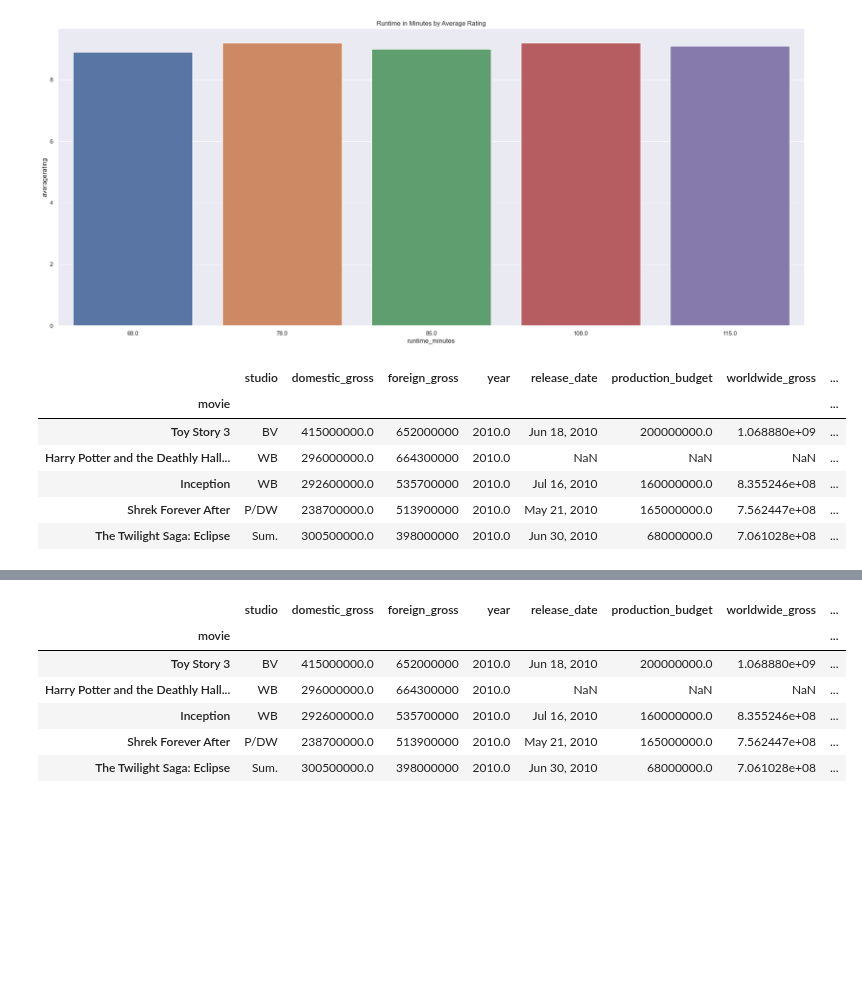
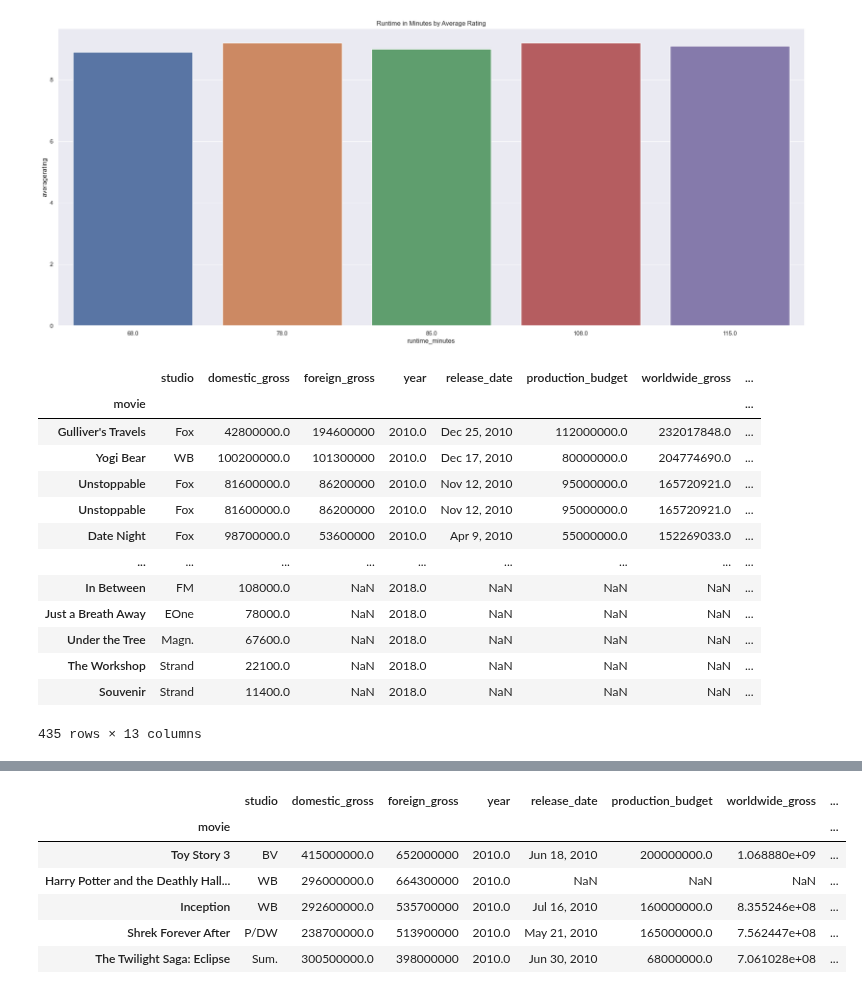
Before and after one commit to jacrivera/AI-Academy-Semester-1-Capstone-Group-5, a Jupyter notebook: Final-Workbook.ipynb, the cells around one changed output, grey strips where cells are left out. Drawn from its saved outputs; the diff is of its cells as text; code cells hidden in the pictures; blank space fills up the shorter version.

```diff
--- a/Final-Workbook.ipynb
+++ b/Final-Workbook.ipynb
@@ -318,26 +318,34 @@ sns.barplot(data = new_df_top_5, x = 'runtime_minutes', y = 'averagerating').set
 [figure]
 # %%
 # runtime bins
-bins = [30, 90, 150, 210, 270] # bins of 0-0.5 hours, 0.5-1.5 hours, 1.5-2.5 hours, 2.5-3.5 hours, 3.5+ hours
-for index, row in master_df.iterrows():
+binned_df = master_df.copy()
+bins = [90, 150, 210, 270] # bins of under 1.5 hours, 1.5-2.5 hours, 2.5-3.5 hours, 3.5+ hours
+runtime_bins = []
+for index, row in binned_df.iterrows():
     runtime = row['runtime_minutes']
     if runtime < bins[0]:
-        master_df.at[index,'runtime_bins'] = 0
+        runtime_bins.append(0)
     elif runtime < bins[1]:
-        master_df.at[index,'runtime_bins'] = 1
+        runtime_bins.append(1)
     elif runtime < bins[2]:
-        master_df.at[index,'runtime_bins'] = 2
-    elif runtime < bins[3]:
-        master_df.at[index,'runtime_bins'] = 3
+        runtime_bins.append(2)
     else:
-        master_df.at[index,'runtime_bins'] = 4
-master_df.head()
+        runtime_bins.append(3)
+binned_df['runtime_bins'] = runtime_bins
+binned_df[binned_df['runtime_bins'] == 0]
 # %% [output]
 |  | studio | domestic_gross | foreign_gross | year | release_date | production_budget | worldwide_gross | ... |
 | movie |  |  |  |  |  |  |  | ... |
-| Toy Story 3 | BV | 415000000.0 | 652000000 | 2010.0 | Jun 18, 2010 | 200000000.0 | 1.068880e+09 | ... |
-| Harry Potter and the Deathly Hall... | WB | 296000000.0 | 664300000 | 2010.0 | NaN | NaN | NaN | ... |
-| Inception | WB | 292600000.0 | 535700000 | 2010.0 | Jul 16, 2010 | 160000000.0 | 8.355246e+08 | ... |
-| Shrek Forever After | P/DW | 238700000.0 | 513900000 | 2010.0 | May 21, 2010 | 165000000.0 | 7.562447e+08 | ... |
-| The Twilight Saga: Eclipse | Sum. | 300500000.0 | 398000000 | 2010.0 | Jun 30, 2010 | 68000000.0 | 7.061028e+08 | ... |
+| Gulliver's Travels | Fox | 42800000.0 | 194600000 | 2010.0 | Dec 25, 2010 | 112000000.0 | 232017848.0 | ... |
+| Yogi Bear | WB | 100200000.0 | 101300000 | 2010.0 | Dec 17, 2010 | 80000000.0 | 204774690.0 | ... |
+| Unstoppable | Fox | 81600000.0 | 86200000 | 2010.0 | Nov 12, 2010 | 95000000.0 | 165720921.0 | ... |
+| Unstoppable | Fox | 81600000.0 | 86200000 | 2010.0 | Nov 12, 2010 | 95000000.0 | 165720921.0 | ... |
+| Date Night | Fox | 98700000.0 | 53600000 | 2010.0 | Apr 9, 2010 | 55000000.0 | 152269033.0 | ... |
+| ... | ... | ... | ... | ... | ... | ... | ... | ... |
+| In Between | FM | 108000.0 | NaN | 2018.0 | NaN | NaN | NaN | ... |
+| Just a Breath Away | EOne | 78000.0 | NaN | 2018.0 | NaN | NaN | NaN | ... |
+| Under the Tree | Magn. | 67600.0 | NaN | 2018.0 | NaN | NaN | NaN | ... |
+| The Workshop | Strand | 22100.0 | NaN | 2018.0 | NaN | NaN | NaN | ... |
+| Souvenir | Strand | 11400.0 | NaN | 2018.0 | NaN | NaN | NaN | ... |
+435 rows × 13 columns
 # %%
```
Also changed, not shown: parts of 8 cells of this notebook.
